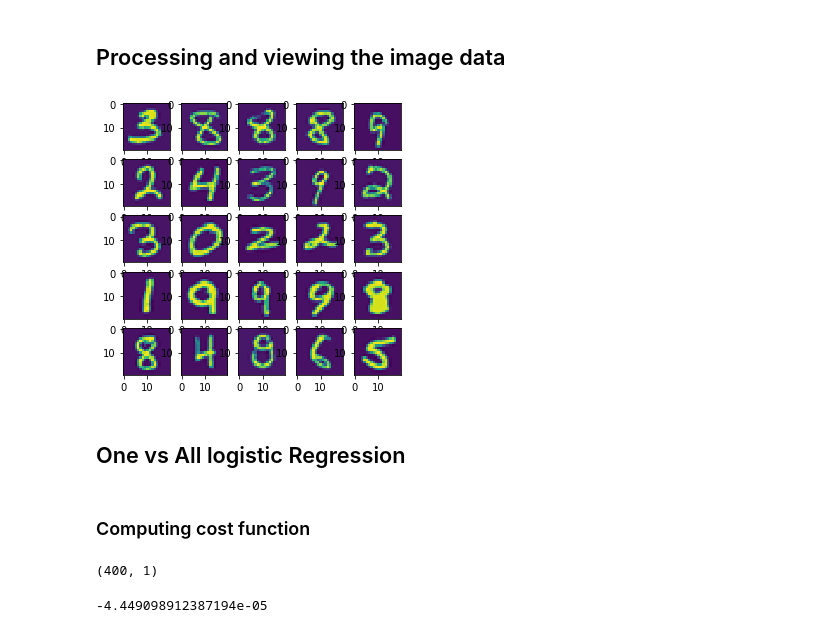
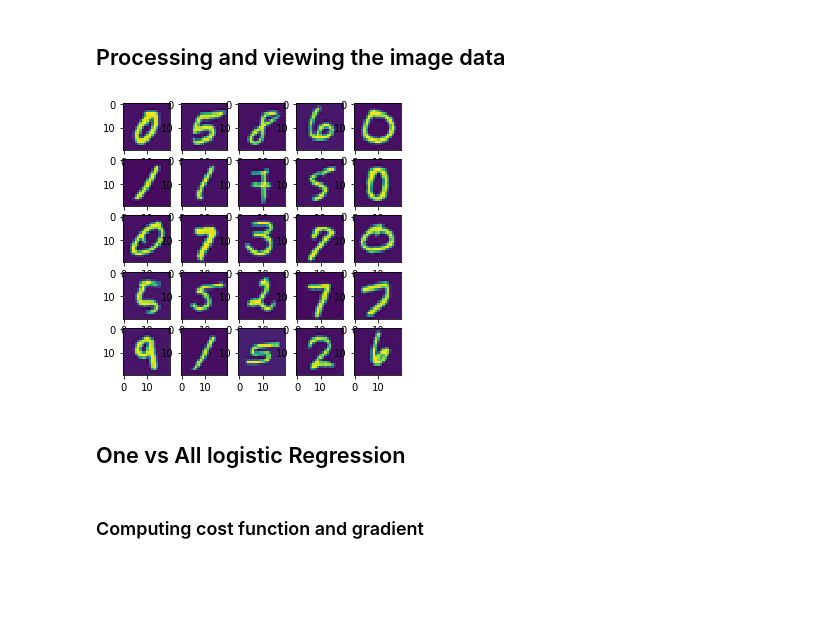
Before and after one commit to Temiloluwa/pyHandwritingReg, a Jupyter notebook: Handwriting_Recognition.ipynb, the cells around one changed output. Drawn from its saved outputs; the diff is of its cells as text; code cells hidden in the pictures; blank space fills up the shorter version.

```diff
--- a/Handwriting_Recognition.ipynb
+++ b/Handwriting_Recognition.ipynb
@@ -17,28 +24,18 @@ import scipy.io as sp
 # %%
-inputLayerSize = 400 # represents 20*20 = 400 input size per example
-labels = 10 # 10 labels of 0 - 9
-
-#loading data into variables m, X and y
-#displaying sample images
-data = sp.loadmat('ex3data1.mat')
-y = data['y']
-X = data['X']
-m = X.shape[0]
-
 fig = plt.figure(figsize=(5, 5))
 randArr = np.random.randint(5000, size=(25,1))#create an np array shape (25,1) of integers from less than 5000
 j = 1
 for i in randArr:
     i = int(i)
     img = X[i]
     img = img.reshape(20,20)
     img = img.T
     fig.add_subplot(5,5,j)
     plt.imshow(img)
     j += 1
 # %% [output]
-[figure, old version]
+[figure, new version]
 # %% [markdown]
 ## One vs All logistic Regression
 # %% [markdown]
-### Computing cost function
+### Computing cost function and gradient
@@ -77,9 +41,0 @@ def costGradReg(y,x,theta,lmd):
-# %%
-t = np.random.rand(400,1)
-costGrad(y,X,t).shape
-# %% [output]
-(400, 1)
-# %%
-costFun(y,X,t)
-# %% [output]
--4.449098912387194e-05
```
Also changed, not shown: parts of 18 cells of this notebook.
